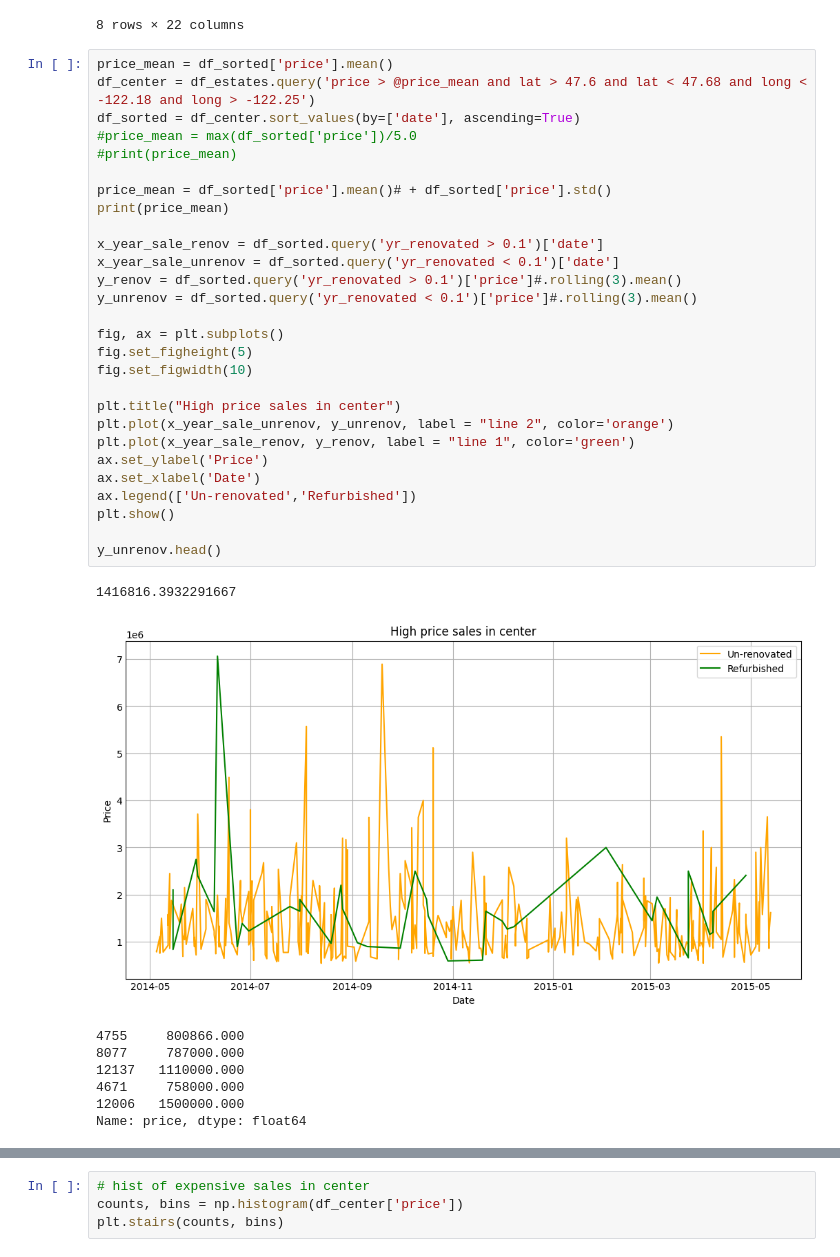
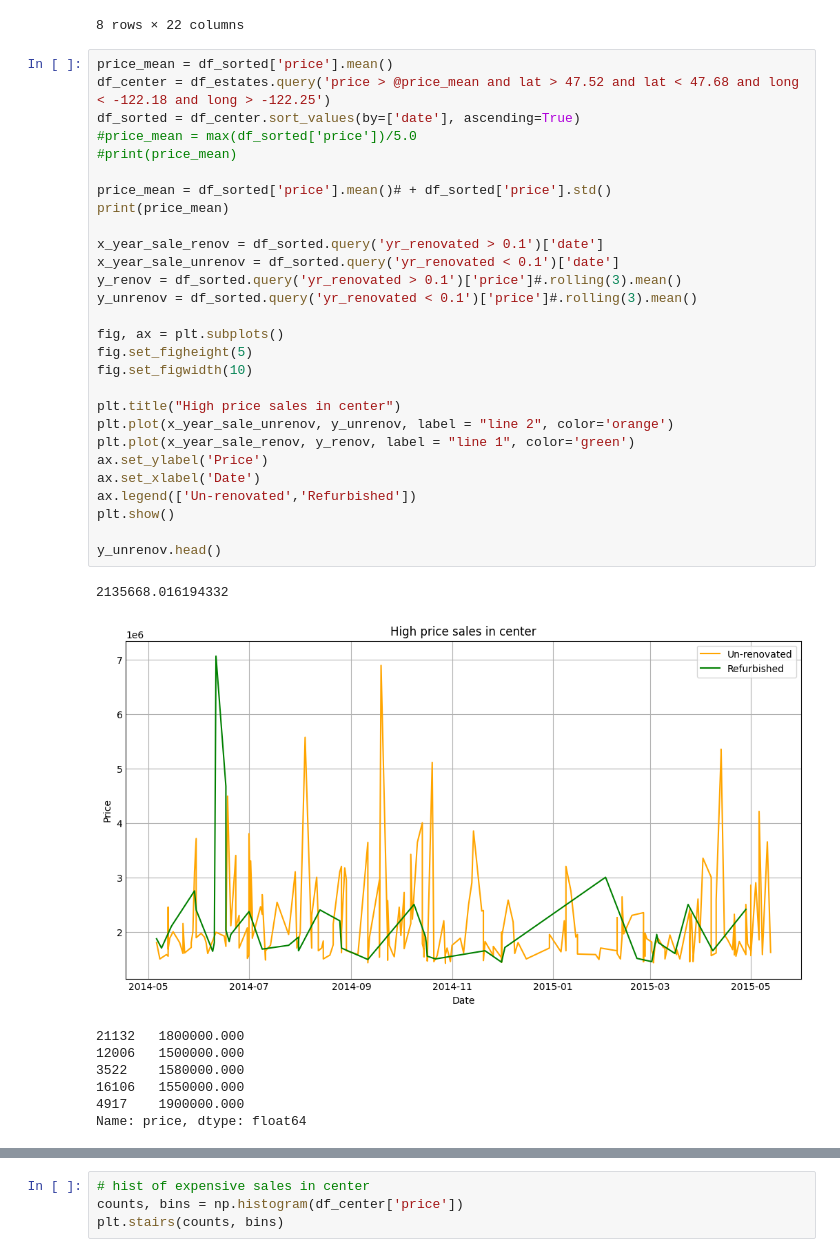
Before and after one commit to torstenschenk/buy_sale, a Jupyter notebook: EDA.ipynb, the cells around one changed output, grey strips where cells are left out. Saved outputs shown, nothing was run; the diff lists cells and outputs as text.

```diff
--- a/EDA.ipynb
+++ b/EDA.ipynb
@@ -479,38 +478,38 @@ df_center.describe()
 8 rows × 22 columns
 # %%
 price_mean = df_sorted['price'].mean()
-df_center = df_estates.query('price > @price_mean and lat > 47.6 and lat < 47.68 and long < -122.18 and long > -122.25')
+df_center = df_estates.query('price > @price_mean and lat > 47.52 and lat < 47.68 and long < -122.18 and long > -122.25')
 df_sorted = df_center.sort_values(by=['date'], ascending=True)
 #price_mean = max(df_sorted['price'])/5.0
 #print(price_mean)
 
 price_mean = df_sorted['price'].mean()# + df_sorted['price'].std()
 print(price_mean)
 
 x_year_sale_renov = df_sorted.query('yr_renovated > 0.1')['date']
 x_year_sale_unrenov = df_sorted.query('yr_renovated < 0.1')['date']
 y_renov = df_sorted.query('yr_renovated > 0.1')['price']#.rolling(3).mean()
 y_unrenov = df_sorted.query('yr_renovated < 0.1')['price']#.rolling(3).mean()
 
 fig, ax = plt.subplots()
 fig.set_figheight(5)
 fig.set_figwidth(10)
 
 plt.title("High price sales in center")
 plt.plot(x_year_sale_unrenov, y_unrenov, label = "line 2", color='orange')
 plt.plot(x_year_sale_renov, y_renov, label = "line 1", color='green')
 ax.set_ylabel('Price')
 ax.set_xlabel('Date')
 ax.legend(['Un-renovated','Refurbished'])
 plt.show()
 
 y_unrenov.head()
 # %% [output]
-1416816.3932291667
+2135668.016194332
-[figure, old version]
+[figure, new version]
-4755     800866.000
-8077     787000.000
-12137   1110000.000
-4671     758000.000
+21132   1800000.000
 12006   1500000.000
+3522    1580000.000
+16106   1550000.000
+4917    1900000.000
 Name: price, dtype: float64
```
Also changed, not shown: parts of 14 cells of this notebook.
